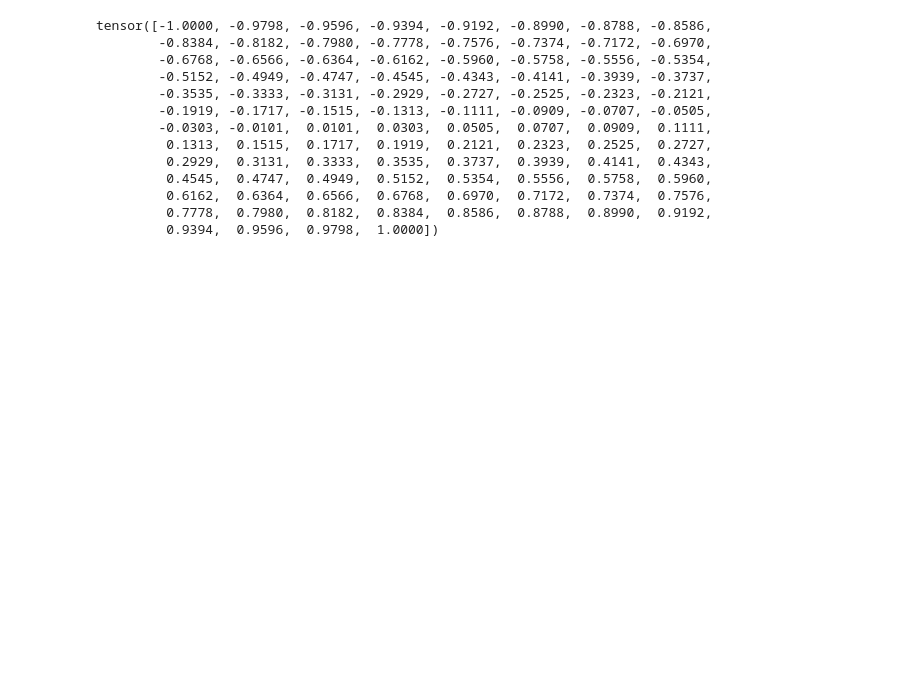
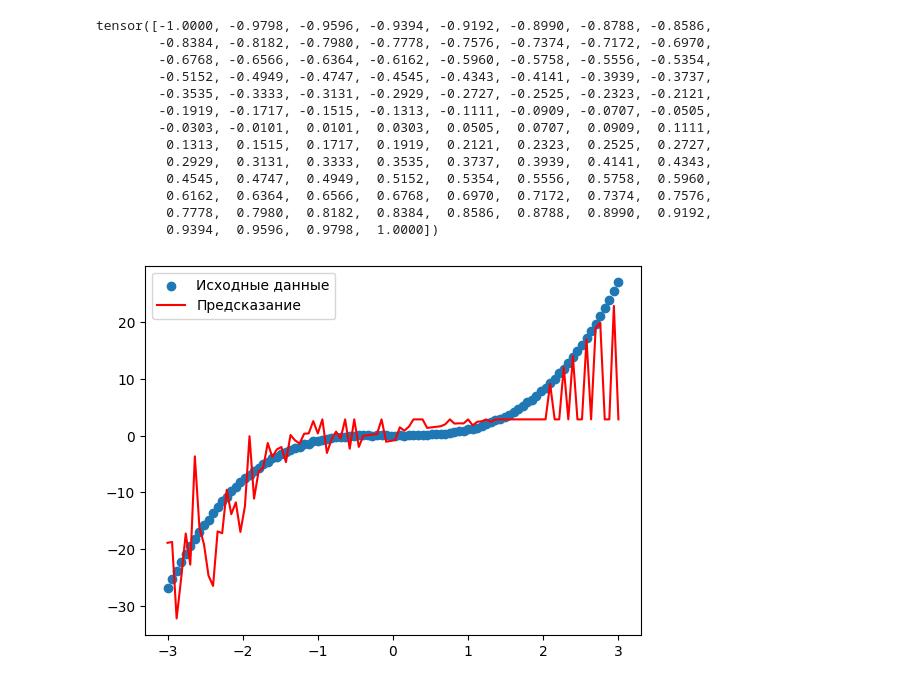
Before and after one commit to Rebxxt/ml-learn, a Jupyter notebook: chatgpt.ipynb, the cells around one changed output. Cells and saved outputs as stored; diff of their text form; code cells hidden in the pictures; blank space fills up the shorter version.

```diff
--- a/chatgpt.ipynb
+++ b/chatgpt.ipynb
@@ -164,3 +164,55 @@ tensor([-1.0000, -0.9798, -0.9596, -0.9394, -0.9192, -0.8990, -0.8788, -0.8586,
          0.6162,  0.6364,  0.6566,  0.6768,  0.6970,  0.7172,  0.7374,  0.7576,
          0.7778,  0.7980,  0.8182,  0.8384,  0.8586,  0.8788,  0.8990,  0.9192,
          0.9394,  0.9596,  0.9798,  1.0000])
+# %%
+import torch
+import torch.nn as nn
+import torch.optim as optim
+import numpy as np
+import matplotlib.pyplot as plt
+
+# Генерация данных
+torch.manual_seed(42)
+X = torch.unsqueeze(torch.linspace(-3, 3, 100), dim=1)
+y = X.pow(3) + 0.2 * torch.rand(X.size())
+
+# Определение нейронной сети с Dropout
+class NonlinearRegressionModel(nn.Module):
+    def __init__(self, dropout_prob):
+        super(NonlinearRegressionModel, self).__init__()
+        self.fc1 = nn.Linear(1, 10)
+        self.relu = nn.ReLU()
+        self.dropout = nn.Dropout(p=dropout_prob)  # Dropout слой с вероятностью отключения
+        self.fc2 = nn.Linear(10, 1)
+
+    def forward(self, x):
+        x = self.fc1(x)
+        x = self.relu(x)
+        x = self.dropout(x)  # Применяем Dropout после активации
+        x = self.fc2(x)
+        return x
+
+# Создание модели с Dropout
+model = NonlinearRegressionModel(dropout_prob=0.5)
+
+# Определение функции потерь и оптимизатора
+criterion = nn.MSELoss()
+optimizer = optim.SGD(model.parameters(), lr=0.05)
+
+# Обучение модели
+num_epochs = 1000
+for epoch in range(num_epochs):
+    optimizer.zero_grad()
+    outputs = model(X)
+    loss = criterion(outputs, y)
+    loss.backward()
+    optimizer.step()
+
+# Визуализация результата
+predicted = model(X).detach().numpy()
+plt.scatter(X, y, label='Исходные данные')
+plt.plot(X, predicted, 'r', label='Предсказание')
+plt.legend()
+plt.show()
+# %% [output]
+[figure, added]
```
Also changed, not shown: 1 other file.
